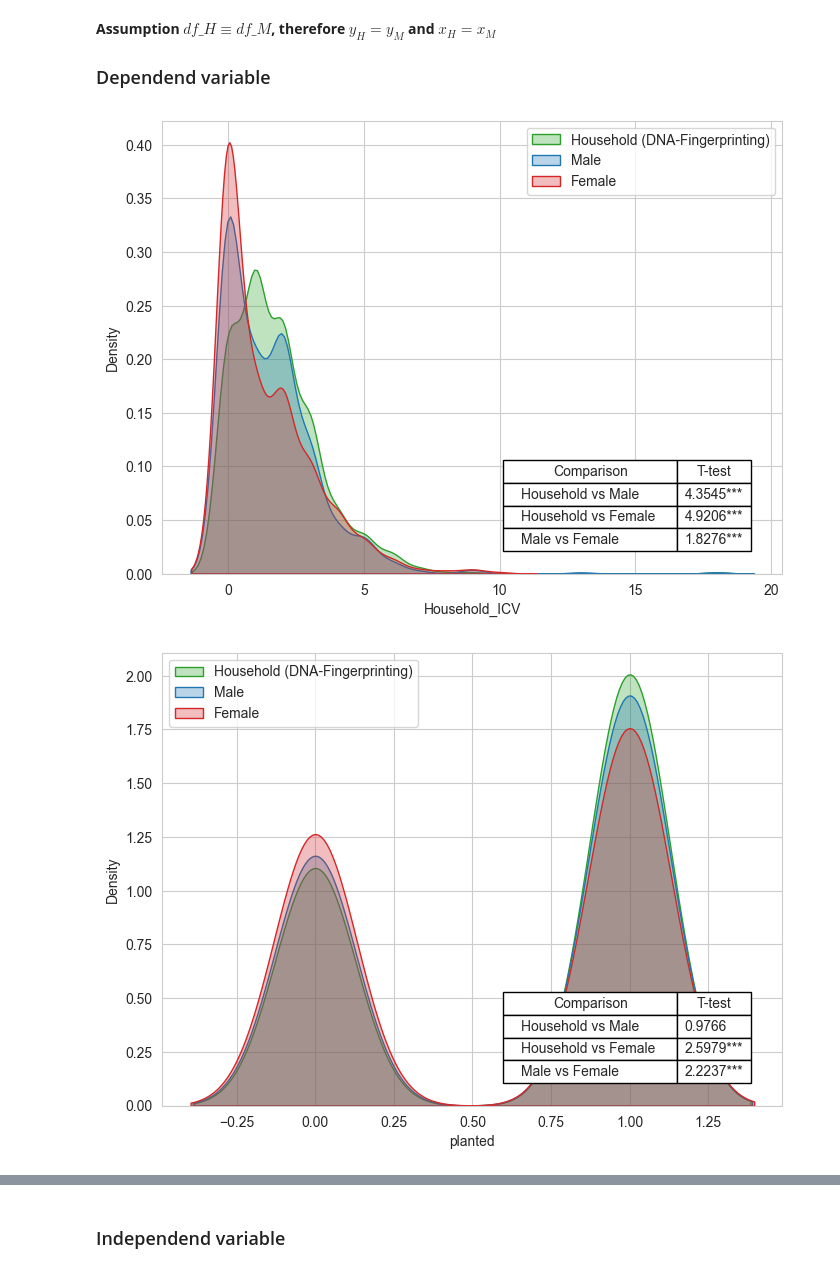
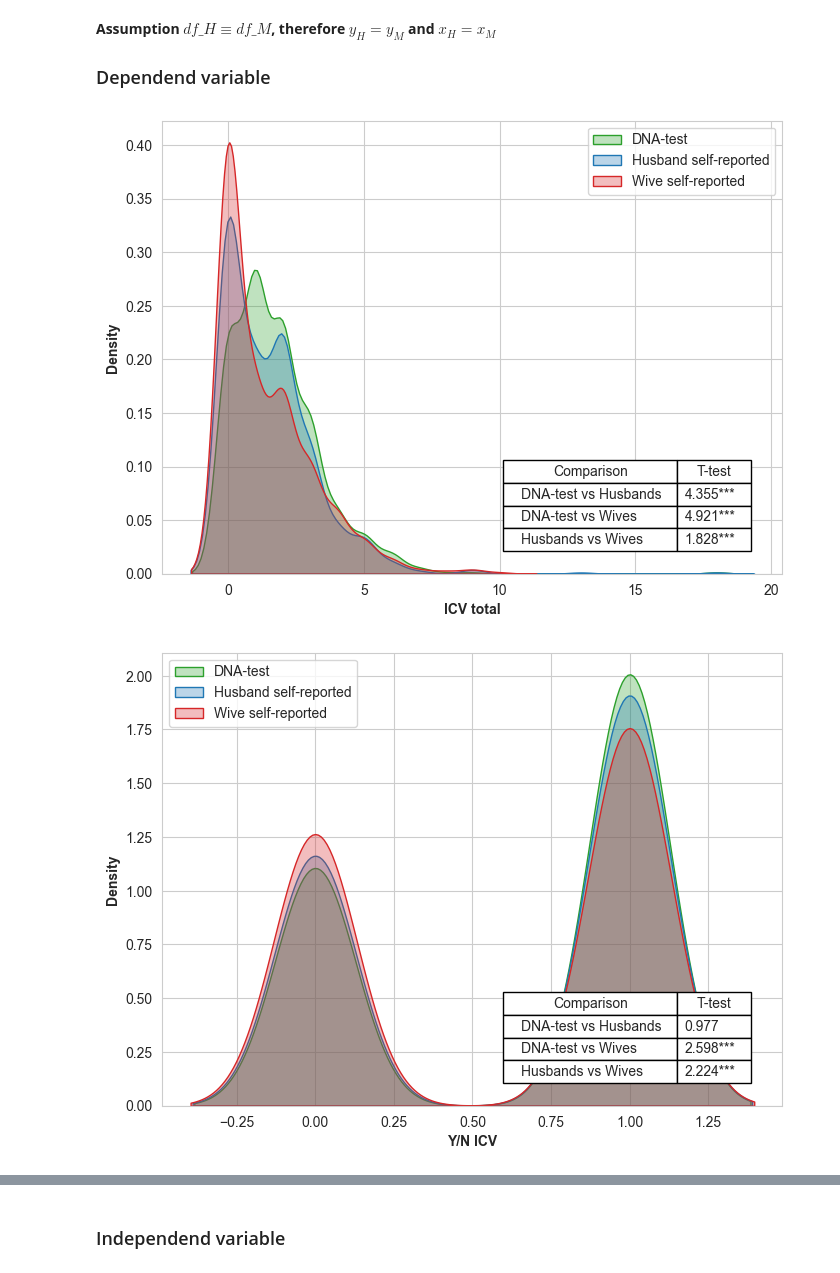
Before and after one commit to japrietov/Technology-Adoption, a Jupyter notebook: Code/Preliminary Results - Oct12.ipynb, the cells around one changed output, grey strips where cells are left out. Saved outputs shown, nothing was run; the diff lists cells and outputs as text; code cells hidden in the pictures.

Commit message:
vMay24 - CMS + DNA fingerprinting

```diff
--- a/Code/Preliminary Results - Oct12.ipynb
+++ b/Code/Preliminary Results - Oct12.ipynb
@@ -19,12 +19,12 @@ warnings. filterwarnings('ignore')
 
 def convert_pvalue(test, pvalue):
     if pvalue <= 0.01:
-        return "{:.4f}***".format(test)
+        return "{:.3f}***".format(test)
     elif pvalue <= 0.05:
-        return "{:.4f}***".format(test)
+        return "{:.3f}***".format(test)
     elif pvalue <= 0.1:
-        return "{:.4f}***".format(test)
-    return "{:.4f}".format(test)
+        return "{:.3f}***".format(test)
+    return "{:.3f}".format(test)
 # %% [markdown]
 # Read Data
 # %% [markdown]
@@ -64,7 +64,8 @@ df_F_raw.tail()
 # %%
 df_allMF = pd.concat([df_M_raw, df_F_raw]).reset_index(drop=True)
 both_responses = (df_allMF['HouseID'].value_counts()).to_frame()
-both_responses = both_responses[both_responses['HouseID']== 2]
+# print(both_responses)
+both_responses = both_responses[both_responses['count']== 2]
 df_allMF = df_allMF[df_allMF['HouseID'].isin(both_responses.index)]
 
 df_M = df_allMF[df_allMF['A02_Sex'] == 'Male']
@@ -90,7 +92,8 @@ df_H_dna[df_H_dna['HouseID']==112115]
 df_H_dna = pd.read_csv("../Data/CMS-raw/dna.csv")
 houseIDs = df_M['HouseID'].value_counts().keys()
 df_H_dna = df_H_dna[df_H_dna['HouseID'].isin(houseIDs)].groupby('HouseID', as_index=False).agg(
-    {'adoption': ['sum', 'min']})
-df_H_dna.columns = ['HouseID', 'Household_ICV', 'planted']
+    {'StateID': 'min', 'adoption': ['sum', 'min']})
+df_H_dna.columns = ['HouseID', 'ZoneID', 'Household_ICV', 'planted']
+df_H_dna['ZoneID'] = (df_H_dna['ZoneID']/10).astype(int)#.tail()
 df_H_dna.head()
 # %% [output]
@@ -155,29 +158,32 @@ print(df_H.shape)
 # %%
 for index, var in enumerate(['Household_ICV', 'planted']):
     fig1, ax1 = plt.subplots(dpi=100, figsize=(8, 6))
 
     ttest_HM = ttest_rel(df_H_dna[f'{var}'], df_M[f'{var}'], nan_policy='omit')
     ttest_HF = ttest_rel(df_H_dna[f'{var}'], df_F[f'{var}'], nan_policy='omit')
     ttest_MF = ttest_rel(df_M[f'{var}'], df_F[f'{var}'], nan_policy='omit')
 
     data = []
-    data.append(['Household vs Male', convert_pvalue(ttest_HM[0], ttest_HM[1])])
-    data.append(['Household vs Female', convert_pvalue(ttest_HF[0], ttest_HF[1])])
-    data.append(['Male vs Female', convert_pvalue(ttest_MF[0], ttest_MF[1])])
+    data.append(['DNA-test vs Husbands', convert_pvalue(ttest_HM[0], ttest_HM[1])])
+    data.append(['DNA-test vs Wives', convert_pvalue(ttest_HF[0], ttest_HF[1])])
+    data.append(['Husbands vs Wives', convert_pvalue(ttest_MF[0], ttest_MF[1])])
 
     df_ttest = pd.DataFrame(data, columns = ['Comparison', 'T-test'])
 
-    sns.kdeplot(df_H_dna[var], ax = ax1, fill=True, color="C2", label ="Household (DNA-Fingerprinting)",  alpha=0.3)
-    sns.kdeplot(df_M[var], ax = ax1, fill=True, color="C0", label ="Male",  alpha=0.3)
-    sns.kdeplot(df_F[var], ax = ax1, fill=True, color="C3", label ="Female",  alpha=0.3)
+    sns.kdeplot(df_H_dna[var], ax = ax1, fill=True, color="C2", label ="DNA-test",  alpha=0.3)
+    sns.kdeplot(df_M[var], ax = ax1, fill=True, color="C0", label ="Husband self-reported",  alpha=0.3)
+    sns.kdeplot(df_F[var], ax = ax1, fill=True, color="C3", label ="Wive self-reported",  alpha=0.3)
     ax1.set_xlabel(var)
 
     ax1.table(cellText=df_ttest.values, colLabels=df_ttest.columns,
               cellLoc='left', colWidths=[0.7, 0.3], bbox = (0.55, 0.05, 0.4, 0.2), loc='lower right', zorder=10)
     ax1.legend(loc=index+1)
     # ax1.set_title(labels[index])
 
+    ax1.set_ylabel('Density', fontweight='bold')
+    ax1.set_xlabel('Y/N ICV' if var == 'planted' else 'ICV total', fontweight='bold')
+
     fig1.savefig(f"../Output/Figures/{var}.png", dpi=100, bbox_inches='tight' )
 # %% [output]
-[figure, old version]
+[figure, new version]
-[figure, old version]
+[figure, new version]
```
Also changed, not shown: parts of 4 cells of this notebook, 41 other files.
